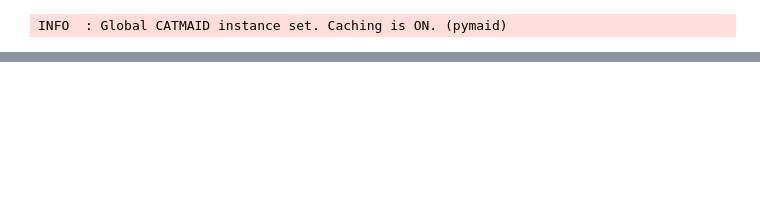
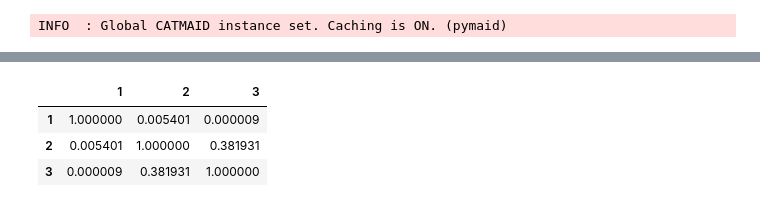
Before and after one commit to htem/aedes_public, a Jupyter notebook: cablelength.ipynb, the cells around one changed output, grey strips where cells are left out. Saved outputs shown, nothing was run; the diff lists cells and outputs as text; code cells hidden in the pictures; blank space fills up the shorter version.

```diff
--- a/cablelength.ipynb
+++ b/cablelength.ipynb
@@ -69,3 +70,10 @@ KruskalResult(statistic=21.834838709677427, pvalue=1.8139487705309684e-05)
+# %%
+sp.posthoc_dunn([MD1, MD2, MD3], p_adjust = 'bonferroni')
+# %% [output]
+|  | 1 | 2 | 3 |
+| 1 | 1.000000 | 0.005401 | 0.000009 |
+| 2 | 0.005401 | 1.000000 | 0.381931 |
+| 3 | 0.000009 | 0.381931 | 1.000000 |
 # %%
 from seaborn.categorical import _ViolinPlotter
 class MyVPlot(_ViolinPlotter):
```
Also changed, not shown: parts of 9 cells of this notebook, 3 other files.
